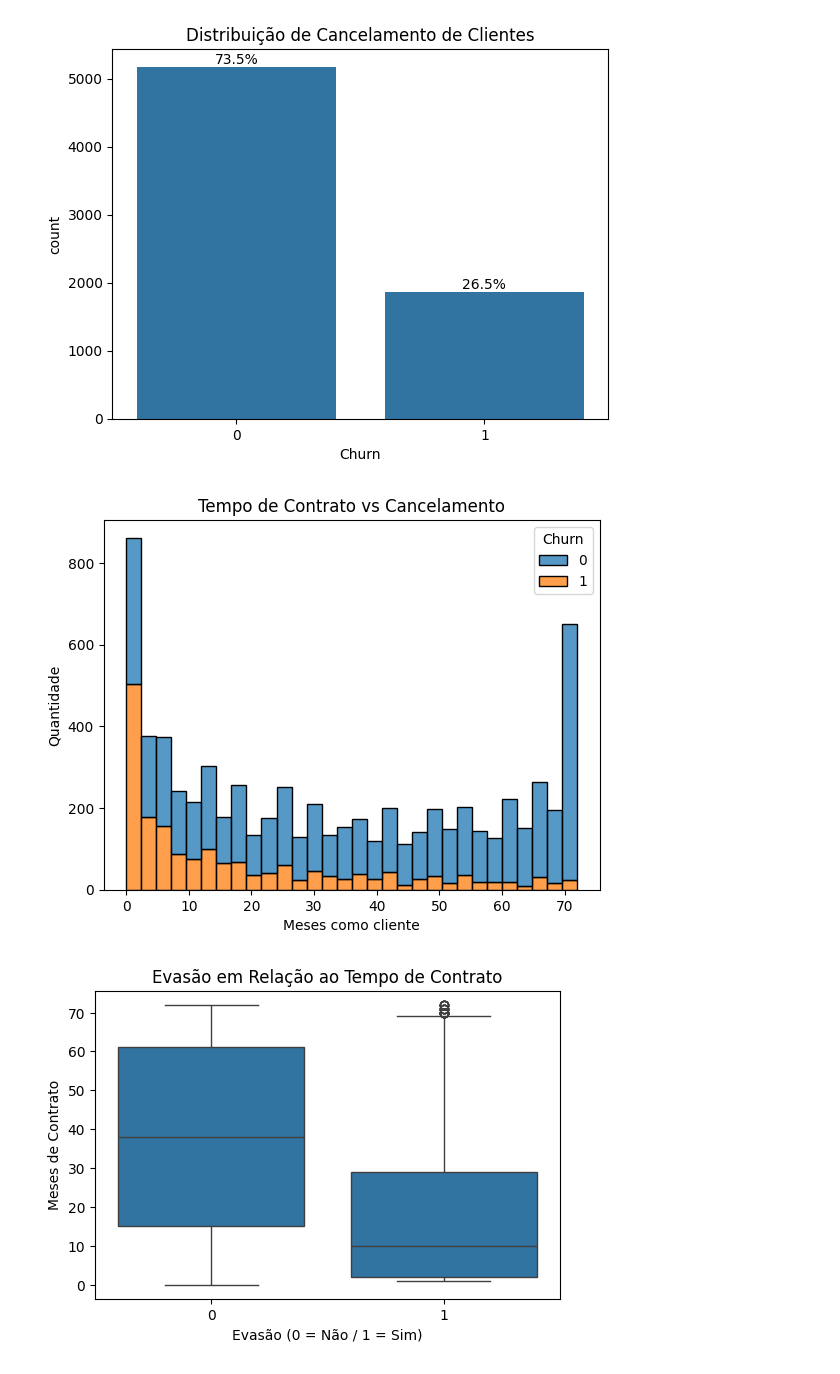
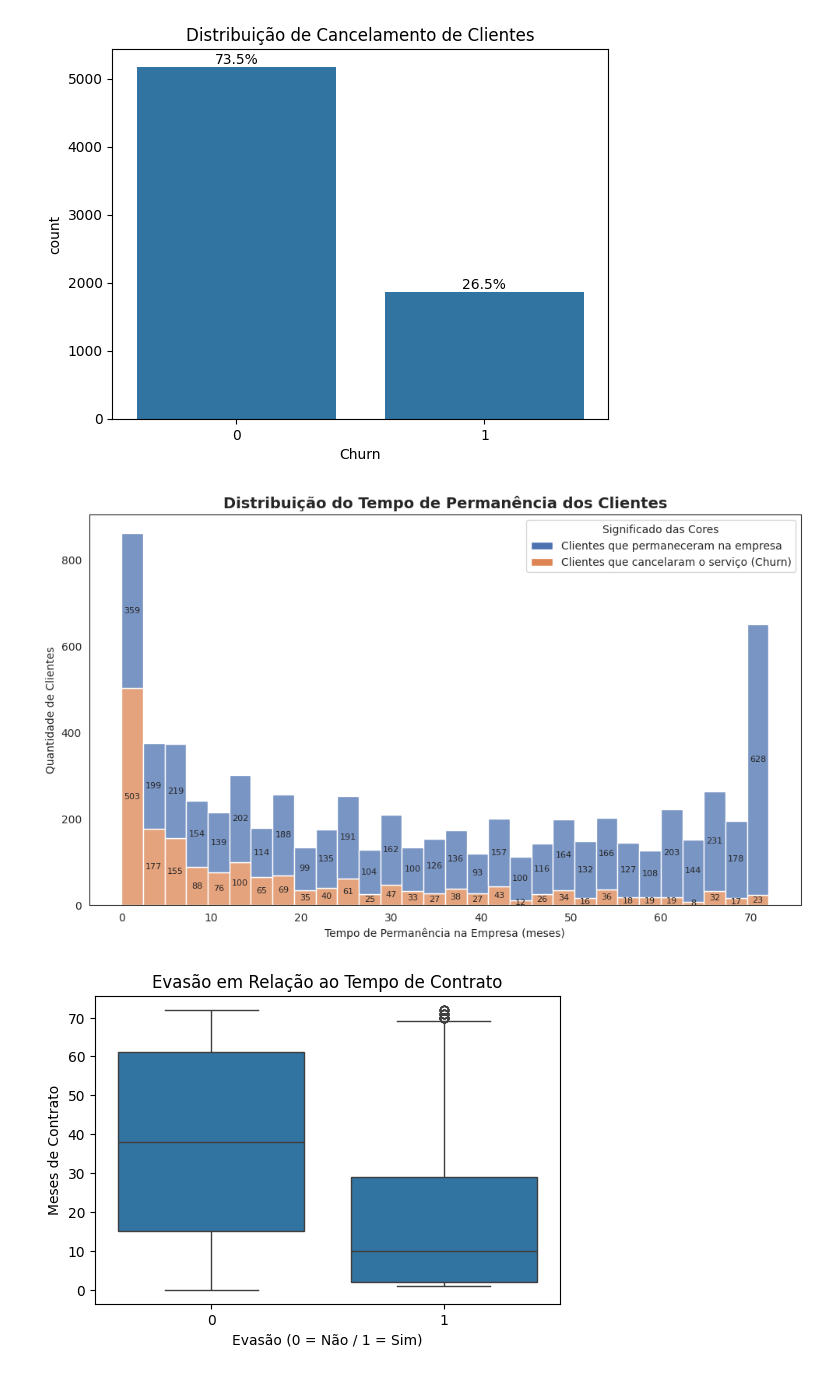
Before and after one commit to ksantos-helo/Challenge---TelecomX_BR, a Jupyter notebook: Telecom_X.ipynb, the cells around one changed output. Cells and saved outputs as stored; diff of their text form; code cells hidden in the pictures.

```diff
--- a/Telecom_X.ipynb
+++ b/Telecom_X.ipynb
@@ -479,21 +479,59 @@ plt.title('Distribuição de Cancelamento de Clientes')
 plt.show()
 # %% [output]
 [figure]
-# %%
-import matplotlib.pyplot as plt
-import seaborn as sns
-
-plt.figure()
-
-sns.histplot(data=df, x='customer.tenure', hue='Churn', multiple='stack', bins=30)
-
-plt.title('Tempo de Contrato vs Cancelamento')
-plt.xlabel('Meses como cliente')
-plt.ylabel('Quantidade')
-
-plt.show()
-# %% [output]
-[figure, removed]
+# %%
+import matplotlib.pyplot as plt
+import seaborn as sns
+from matplotlib.patches import Patch
+
+sns.set_style("white")
+
+plt.figure(figsize=(10,6))
+
+ax = sns.histplot(
+    data=df,
+    x='customer.tenure',
+    hue='Churn',
+    multiple='stack',
+    bins=30,
+    palette={0:'#4C72B0', 1:'#DD8452'}
+)
+
+plt.title('Distribuição do Tempo de Permanência dos Clientes', fontsize=14, weight='bold')
+plt.xlabel('Tempo de Permanência na Empresa (meses)')
+plt.ylabel('Quantidade de Clientes')
+
+# legenda manual explicando as cores
+legend_elements = [
+    Patch(facecolor='#4C72B0', label='Clientes que permaneceram na empresa'),
+    Patch(facecolor='#DD8452', label='Clientes que cancelaram o serviço (Churn)')
+]
+
+ax.legend(
+    handles=legend_elements,
+    title='Significado das Cores',
+    loc='upper right'
+)
+
+# rótulos nas barras
+for p in ax.patches:
+    height = p.get_height()
+
+    if height > 0:
+        ax.text(
+            p.get_x() + p.get_width()/2,
+            p.get_y() + height/2,
+            f'{int(height)}',
+            ha='center',
+            va='center',
+            fontsize=8
+        )
+
+plt.tight_layout()
+
+plt.show()
+# %% [output]
+[figure, added]
 # %%
 plt.figure(figsize=(6,4))
 
```
Also changed, not shown: parts of 3 cells of this notebook.
